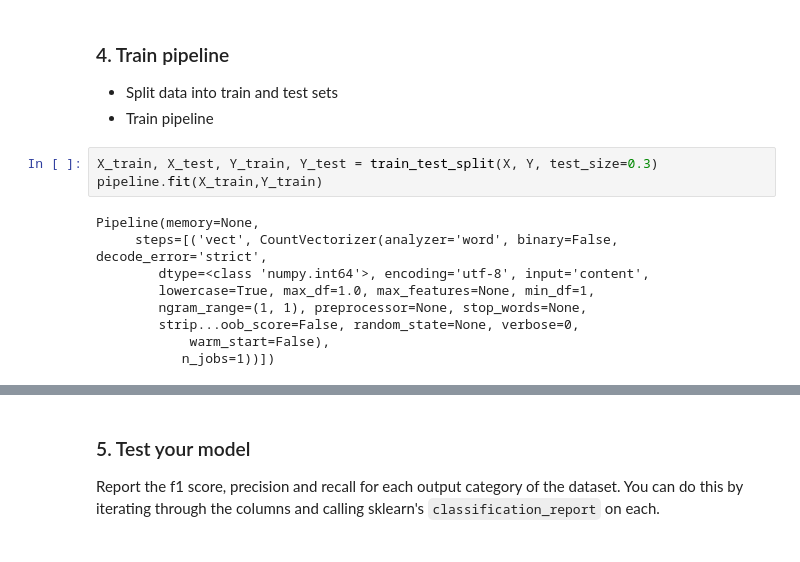
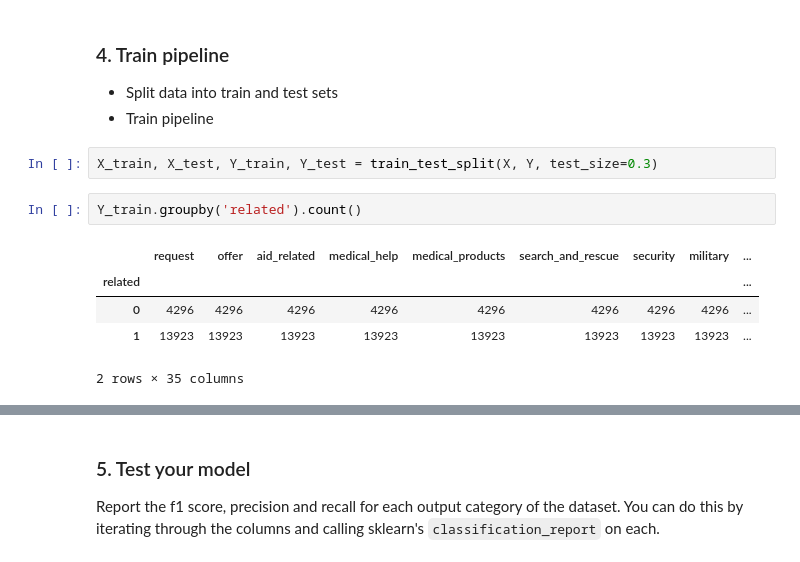
Before and after one commit to yayayavuz/udacity_data_engineering, a Jupyter notebook: ML Pipeline Preparation.ipynb, the cells around one changed output, grey strips where cells are left out. Cells and saved outputs as stored; diff of their text form.

```diff
--- a/ML Pipeline Preparation.ipynb
+++ b/ML Pipeline Preparation.ipynb
@@ -51,13 +51,11 @@ pipeline = Pipeline([
 - Train pipeline
 # %%
 X_train, X_test, Y_train, Y_test = train_test_split(X, Y, test_size=0.3)
-pipeline.fit(X_train,Y_train)
-# %% [output]
-Pipeline(memory=None,
-     steps=[('vect', CountVectorizer(analyzer='word', binary=False, decode_error='strict',
-        dtype=<class 'numpy.int64'>, encoding='utf-8', input='content',
-        lowercase=True, max_df=1.0, max_features=None, min_df=1,
-        ngram_range=(1, 1), preprocessor=None, stop_words=None,
-        strip...oob_score=False, random_state=None, verbose=0,
-            warm_start=False),
-           n_jobs=1))])
+# %%
+Y_train.groupby('related').count()
+# %% [output]
+|  | request | offer | aid_related | medical_help | medical_products | search_and_rescue | security | military | ... |
+| related |  |  |  |  |  |  |  |  | ... |
+| 0 | 4296 | 4296 | 4296 | 4296 | 4296 | 4296 | 4296 | 4296 | ... |
+| 1 | 13923 | 13923 | 13923 | 13923 | 13923 | 13923 | 13923 | 13923 | ... |
+2 rows × 35 columns
```
Also changed, not shown: parts of 1 cell of this notebook, 4 other files.
